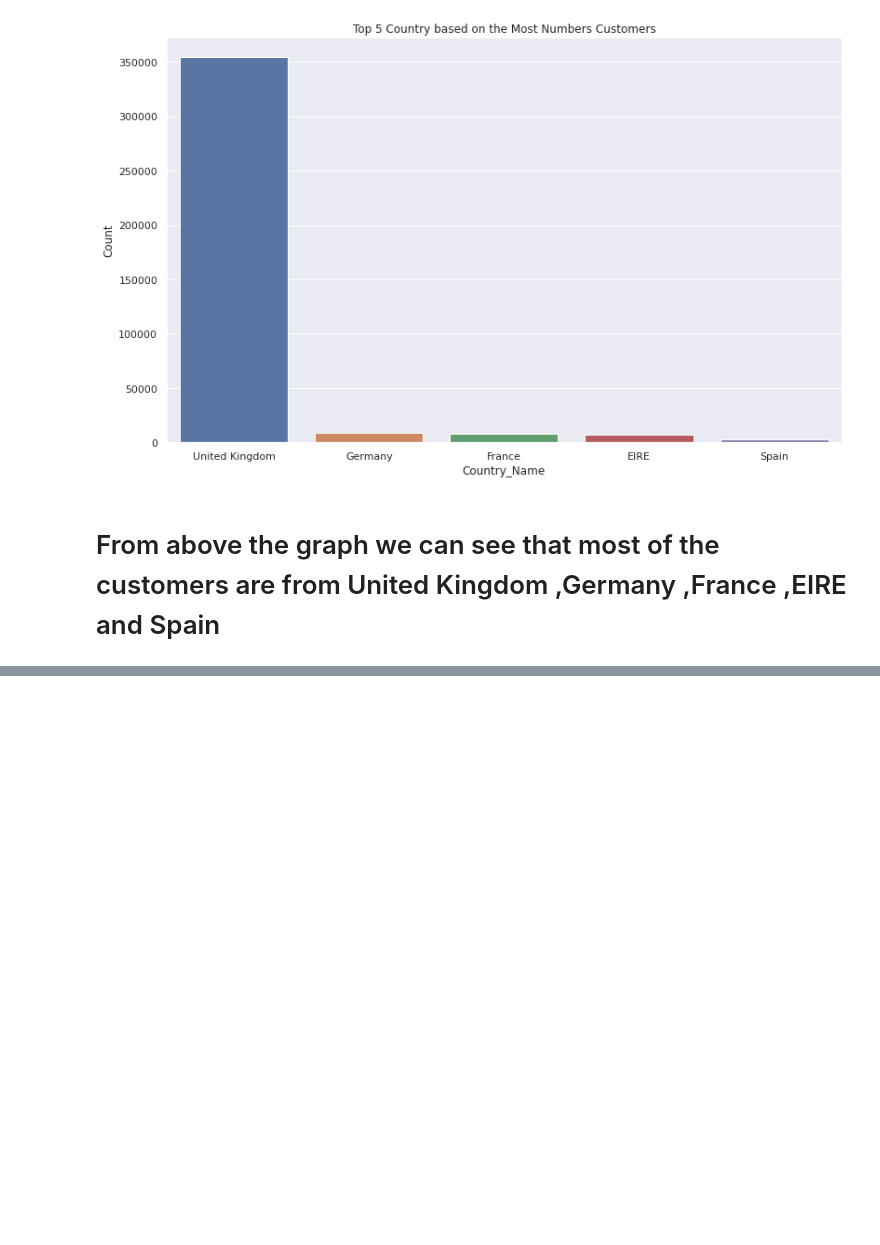
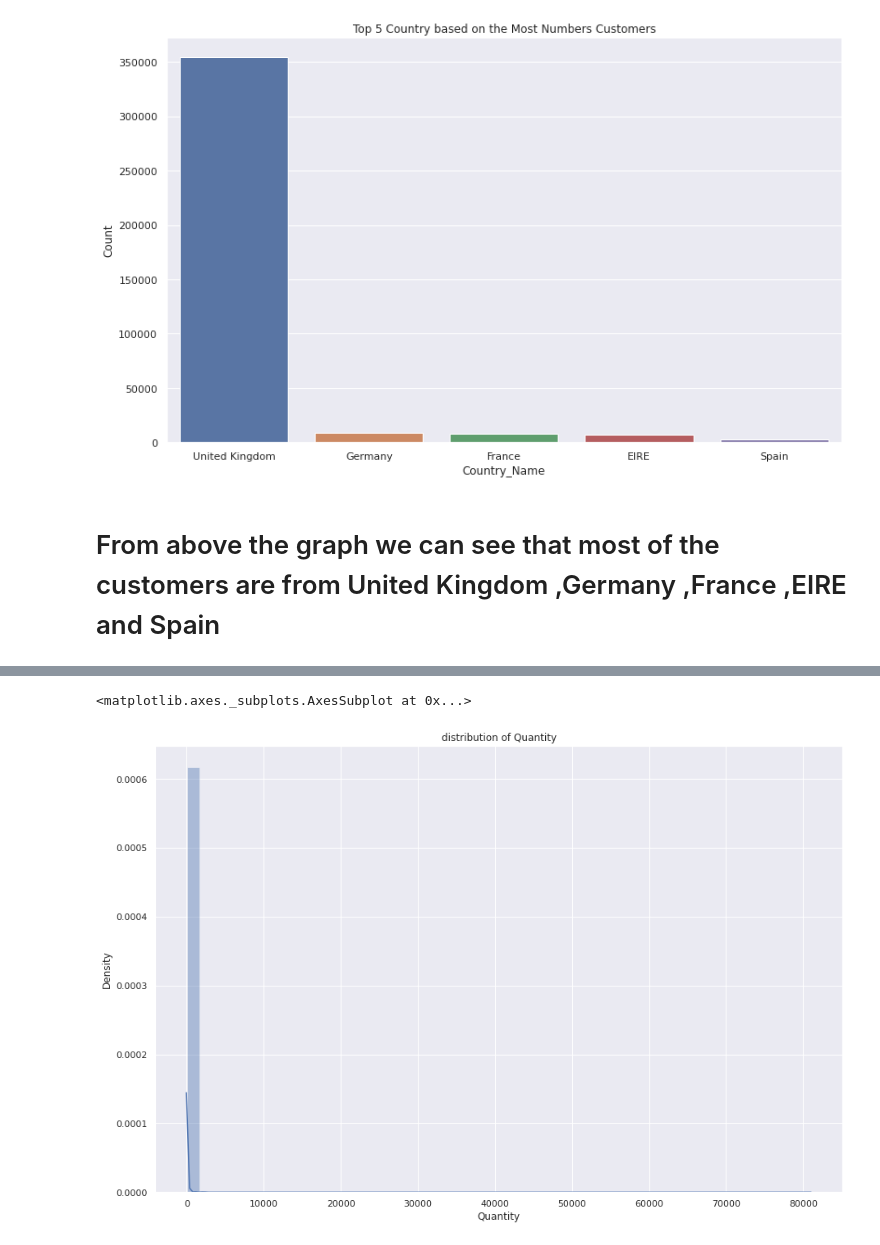
Before and after one commit to atif2786/Online-Retail-Customer-Segmentation., a Jupyter notebook: Online_Retail_Customer_Segmentation.ipynb, the cells around one changed output, grey strips where cells are left out. Drawn from its saved outputs; the diff is of its cells as text; code cells hidden in the pictures; blank space fills up the shorter version.

```diff
--- a/Online_Retail_Customer_Segmentation.ipynb
+++ b/Online_Retail_Customer_Segmentation.ipynb
@@ -330,0 +342,8 @@ sns.barplot(x='Country_Name',y='Count',data=country_df[:5])
+# %%
+# checking the distribution of quantity column
+plt.figure(figsize=(15,10))
+plt.title('distribution of Quantity')
+sns.distplot(orcs['Quantity'],color="B")
+# %% [output]
+<matplotlib.axes._subplots.AxesSubplot at 0x...>
+[figure, added]
```
Also changed, not shown: parts of 18 cells of this notebook.
